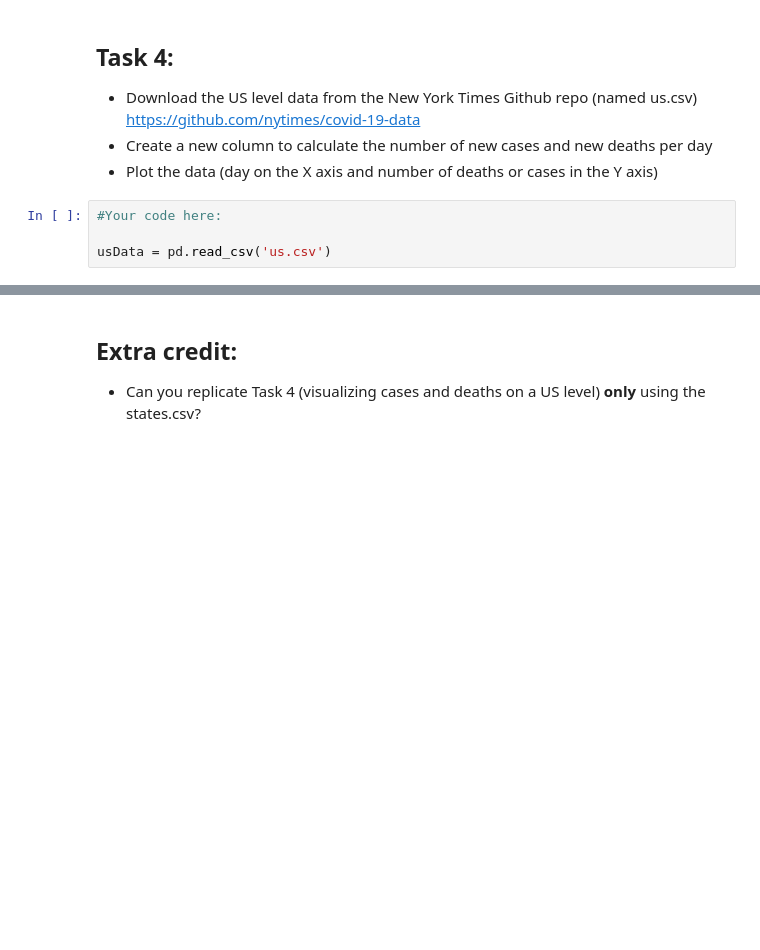
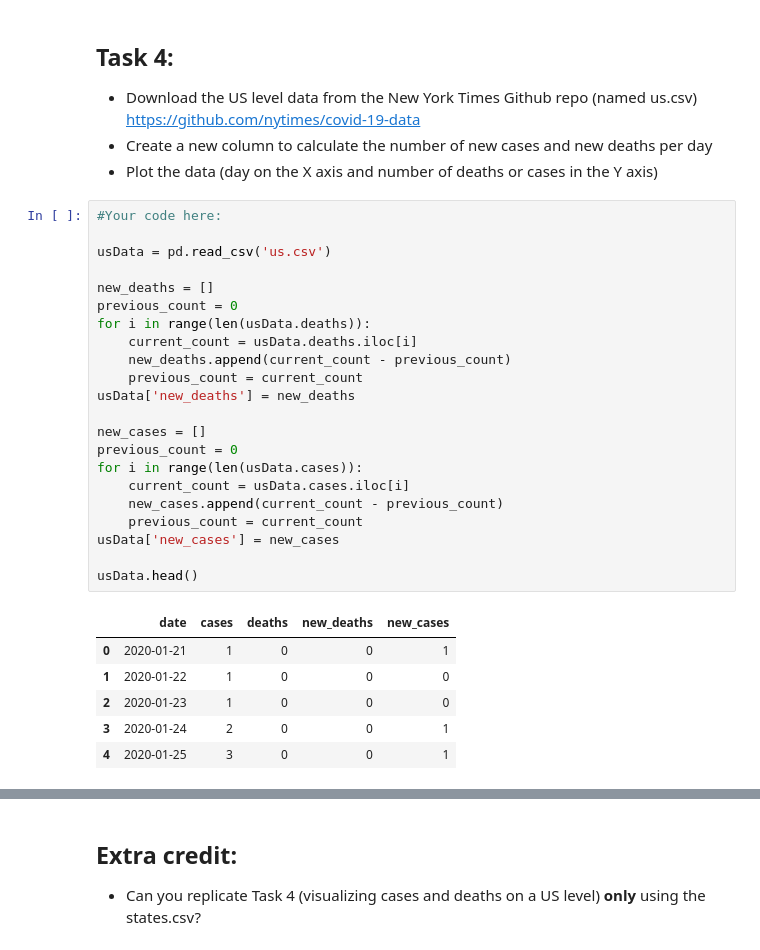
Before and after one commit to zw1756/class8, a Jupyter notebook: class_8.ipynb, the cells around one changed output, grey strips where cells are left out. Drawn from its saved outputs; the diff is of its cells as text; blank space fills up the shorter version.

```diff
--- a/class_8.ipynb
+++ b/class_8.ipynb
@@ -674,7 +674,32 @@ plt.show()
 - Download the US level data from the New York Times Github repo (named us.csv) https://github.com/nytimes/covid-19-data
 - Create a new column to calculate the number of new cases and new deaths per day
 - Plot the data (day on the X axis and number of deaths or cases in the Y axis)
-# %%
-#Your code here:
-
-usData = pd.read_csv('us.csv')
+# %%
+#Your code here:
+
+usData = pd.read_csv('us.csv')
+
+new_deaths = []
+previous_count = 0
+for i in range(len(usData.deaths)):
+    current_count = usData.deaths.iloc[i]
+    new_deaths.append(current_count - previous_count)
+    previous_count = current_count
+usData['new_deaths'] = new_deaths
+
+new_cases = []
+previous_count = 0
+for i in range(len(usData.cases)):
+    current_count = usData.cases.iloc[i]
+    new_cases.append(current_count - previous_count)
+    previous_count = current_count
+usData['new_cases'] = new_cases
+
+usData.head()
+# %% [output]
+|  | date | cases | deaths | new_deaths | new_cases |
+| 0 | 2020-01-21 | 1 | 0 | 0 | 1 |
+| 1 | 2020-01-22 | 1 | 0 | 0 | 0 |
+| 2 | 2020-01-23 | 1 | 0 | 0 | 0 |
+| 3 | 2020-01-24 | 2 | 0 | 0 | 1 |
+| 4 | 2020-01-25 | 3 | 0 | 0 | 1 |
```
Also changed, not shown: parts of 4 cells of this notebook.
